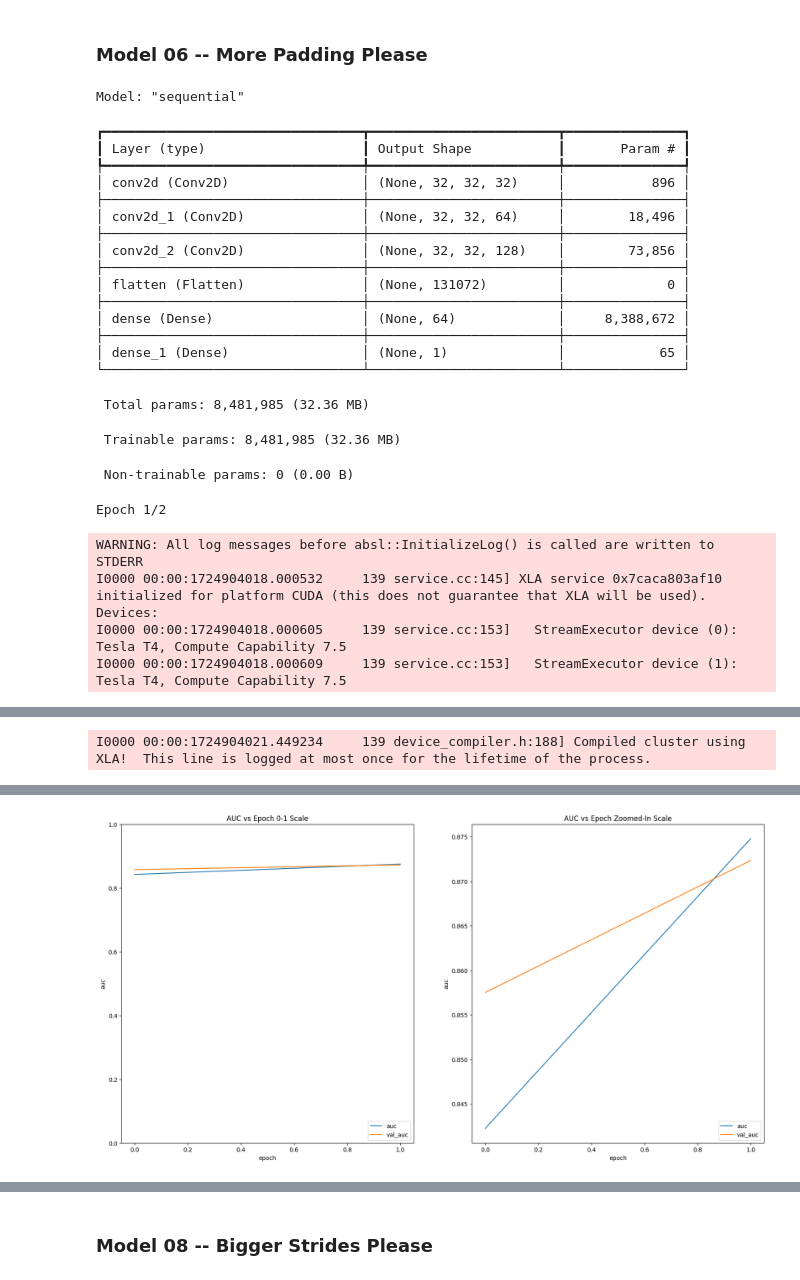
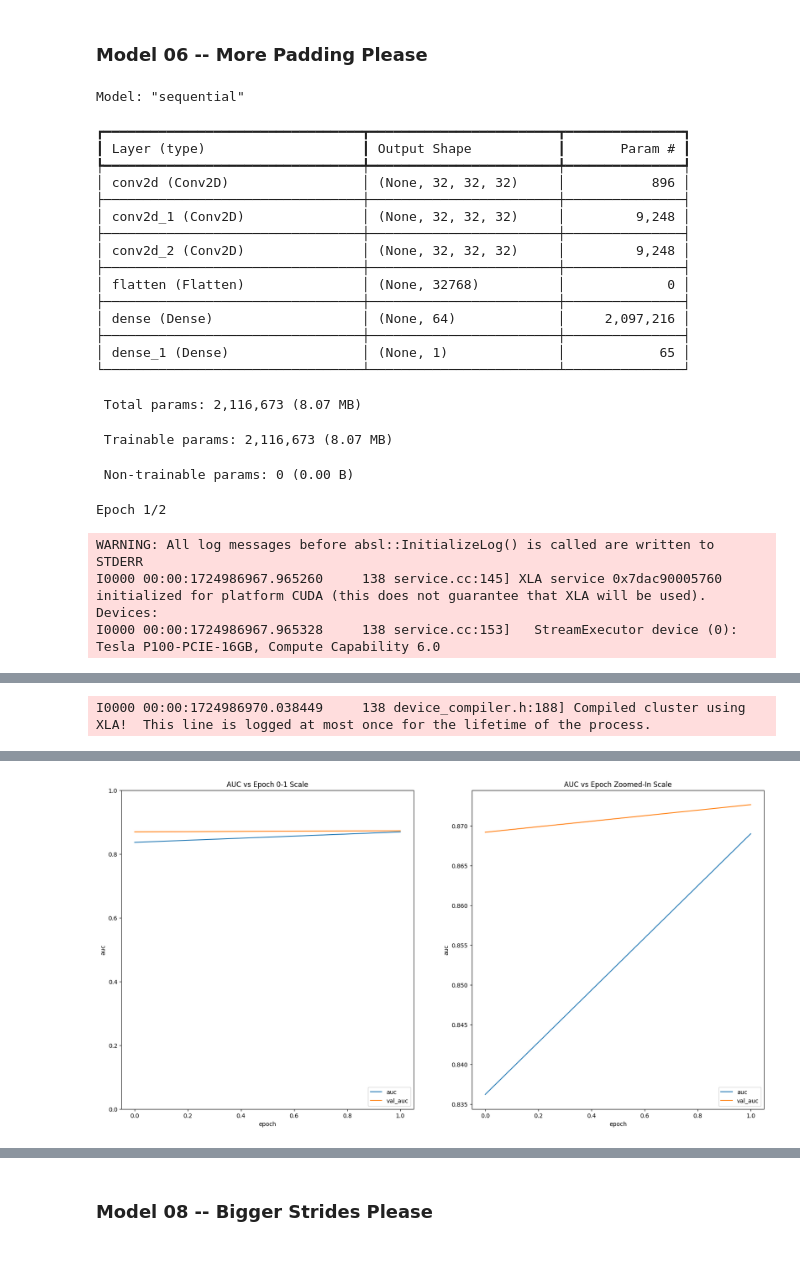
Before and after one commit to jhleakakos/cnn-cancer-detection, a Jupyter notebook: so_convolved.ipynb, the cells around one changed output, grey strips where cells are left out. Saved outputs shown, nothing was run; the diff lists cells and outputs as text; code cells hidden in the pictures.

```diff
--- a/so_convolved.ipynb
+++ b/so_convolved.ipynb
@@ -720,8 +730,8 @@ gimme_models(
     , models.Sequential([
         Input((32, 32, 3))
         , layers.Conv2D(32, (3, 3), activation='relu', padding='same')
-        , layers.Conv2D(64, (3, 3), activation='relu', padding='same')
-        , layers.Conv2D(128, (3, 3), activation='relu', padding='same')
+        , layers.Conv2D(32, (3, 3), activation='relu', padding='same')
+        , layers.Conv2D(32, (3, 3), activation='relu', padding='same')
         , layers.Flatten()
         , layers.Dense(64, activation='relu')
         , layers.Dense(1, activation='sigmoid')
@@ -735,21 +745,20 @@ Model: "sequential"
 ┡━━━━━━━━━━━━━━━━━━━━━━━━━━━━━━━━━╇━━━━━━━━━━━━━━━━━━━━━━━━╇━━━━━━━━━━━━━━━┩
 │ conv2d (Conv2D)                 │ (None, 32, 32, 32)     │           896 │
 ├─────────────────────────────────┼────────────────────────┼───────────────┤
-│ conv2d_1 (Conv2D)               │ (None, 32, 32, 64)     │        18,496 │
+│ conv2d_1 (Conv2D)               │ (None, 32, 32, 32)     │         9,248 │
 ├─────────────────────────────────┼────────────────────────┼───────────────┤
-│ conv2d_2 (Conv2D)               │ (None, 32, 32, 128)    │        73,856 │
+│ conv2d_2 (Conv2D)               │ (None, 32, 32, 32)     │         9,248 │
 ├─────────────────────────────────┼────────────────────────┼───────────────┤
-│ flatten (Flatten)               │ (None, 131072)         │             0 │
+│ flatten (Flatten)               │ (None, 32768)          │             0 │
 ├─────────────────────────────────┼────────────────────────┼───────────────┤
-│ dense (Dense)                   │ (None, 64)             │     8,388,672 │
+│ dense (Dense)                   │ (None, 64)             │     2,097,216 │
 ├─────────────────────────────────┼────────────────────────┼───────────────┤
 │ dense_1 (Dense)                 │ (None, 1)              │            65 │
 └─────────────────────────────────┴────────────────────────┴───────────────┘
- Total params: 8,481,985 (32.36 MB)
+ Total params: 2,116,673 (8.07 MB)
- Trainable params: 8,481,985 (32.36 MB)
+ Trainable params: 2,116,673 (8.07 MB)
  Non-trainable params: 0 (0.00 B)
 Epoch 1/2
 WARNING: All log messages before absl::InitializeLog() is called are written to STDERR
-I0000 00:00:1724904018.000532     139 service.cc:145] XLA service 0x7caca803af10 initialized for platform CUDA (this does not guarantee that XLA will be used). Devices:
-I0000 00:00:1724904018.000605     139 service.cc:153]   StreamExecutor device (0): Tesla T4, Compute Capability 7.5
-I0000 00:00:1724904018.000609     139 service.cc:153]   StreamExecutor device (1): Tesla T4, Compute Capability 7.5
+I0000 00:00:1724986967.965260     138 service.cc:145] XLA service 0x7dac90005760 initialized for platform CUDA (this does not guarantee that XLA will be used). Devices:
+I0000 00:00:1724986967.965328     138 service.cc:153]   StreamExecutor device (0): Tesla P100-PCIE-16GB, Compute Capability 6.0
@@ -757 +766 @@ I0000 00:00:1724904018.000609     139 service.cc:153]   StreamExecutor device (1
-I0000 00:00:1724904021.449234     139 device_compiler.h:188] Compiled cluster using XLA!  This line is logged at most once for the lifetime of the process.
+I0000 00:00:1724986970.038449     138 device_compiler.h:188] Compiled cluster using XLA!  This line is logged at most once for the lifetime of the process.
@@ -762 +771 @@ Epoch 2/2
-[figure, old version]
+[figure, new version]
```
Also changed, not shown: parts of 16 cells of this notebook.
